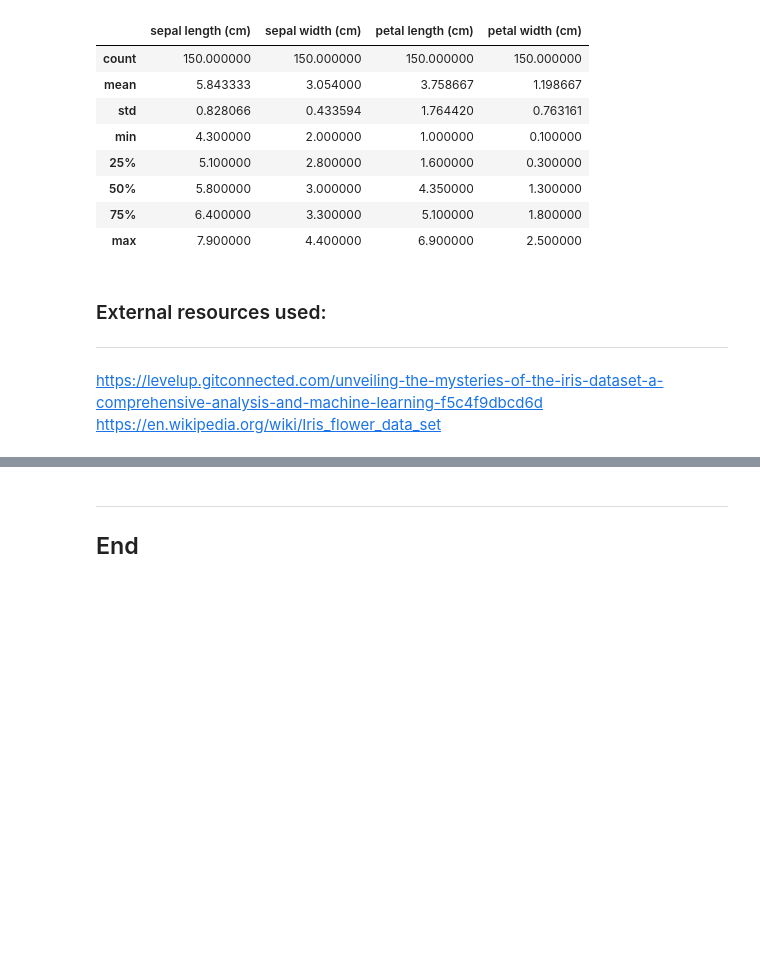
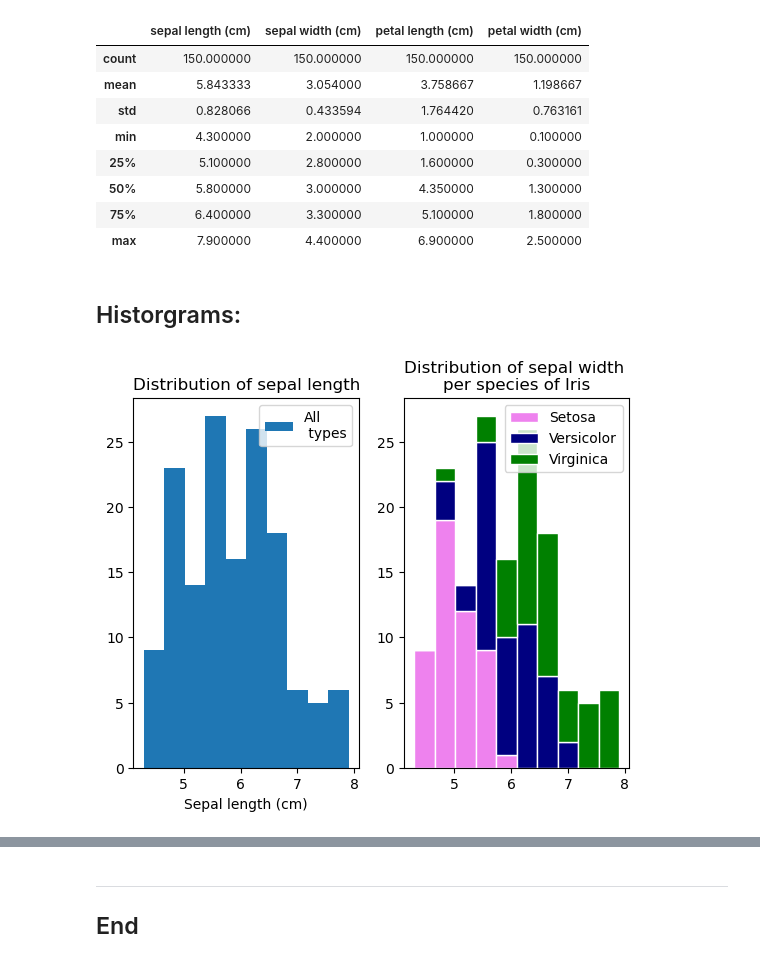
Before and after one commit to Ange-Dvs/pands-project, a Jupyter notebook: iris.ipynb, the cells around one changed output, grey strips where cells are left out. Drawn from its saved outputs; the diff is of its cells as text; code cells hidden in the pictures; blank space fills up the shorter version.

Commit message:
Histograms created for each variable. first by itself then showing difference per Iris class. Summary updated also.

```diff
--- a/iris.ipynb
+++ b/iris.ipynb
@@ -33,6 +36,13 @@ import matplotlib.pyplot as plt
 # %%
 # fetching data from csv file
 df = pd.read_csv('iris_data.csv')
+# %%
+# Filter the dataset based on species to be able to seperate and compare the variables and differientate per species
+# setosa, versicolor and virginica
+
+setosa_df = df[df['class'] == 'Iris-setosa']
+versicolor_df = df[df['class'] == 'Iris-versicolor']
+virginica_df = df[df['class'] == 'Iris-virginica']
 # %%
 # taking a quick look at the data to verify it's loaded
 print (df)
@@ -77,9 +87,32 @@ df.describe()
 | 50% | 5.800000 | 3.000000 | 4.350000 | 1.300000 |
 | 75% | 6.400000 | 3.300000 | 5.100000 | 1.800000 |
 | max | 7.900000 | 4.400000 | 6.900000 | 2.500000 |
-# %% [markdown]
-### External resources used:
-***
-
-https://levelup.gitconnected.com/unveiling-the-mysteries-of-the-iris-dataset-a-comprehensive-analysis-and-machine-learning-f5c4f9dbcd6d
-https://en.wikipedia.org/wiki/Iris_flower_data_set
+# %% [markdown]
+## Historgrams:
+# %%
+# sepal length (cm)
+
+plt.subplot(1, 2, 1)
+plt.hist(df["sepal length (cm)"], label= 'All\n types')
+plt.xlabel('Sepal length (cm)') # setting label for x axis
+plt.title("Distribution of sepal length") # setting plot title
+plt.legend()
+#plt.savefig("sepal_length_hist.png")
+
+plt.subplot(1, 2, 2)
+# Concatenate the petal width data from all three species
+all_sepal_lengths = [setosa_df['sepal length (cm)'], versicolor_df['sepal length (cm)'], virginica_df['sepal length (cm)']]
+
+# Plotting a histogram
+plt.hist(all_sepal_lengths,
+         bins=10,
+         stacked=True,
+         label=['Setosa', 'Versicolor', 'Virginica'],
+         edgecolor='white',
+         color=['violet', 'navy', 'green'])
+plt.title("Distribution of sepal width \nper species of Iris") # setting plot title
+plt.legend()
+
+plt.show() # showing the plot
+# %% [output]
+[figure, added]
```
Also changed, not shown: parts of 10 cells of this notebook, 2 other files.
